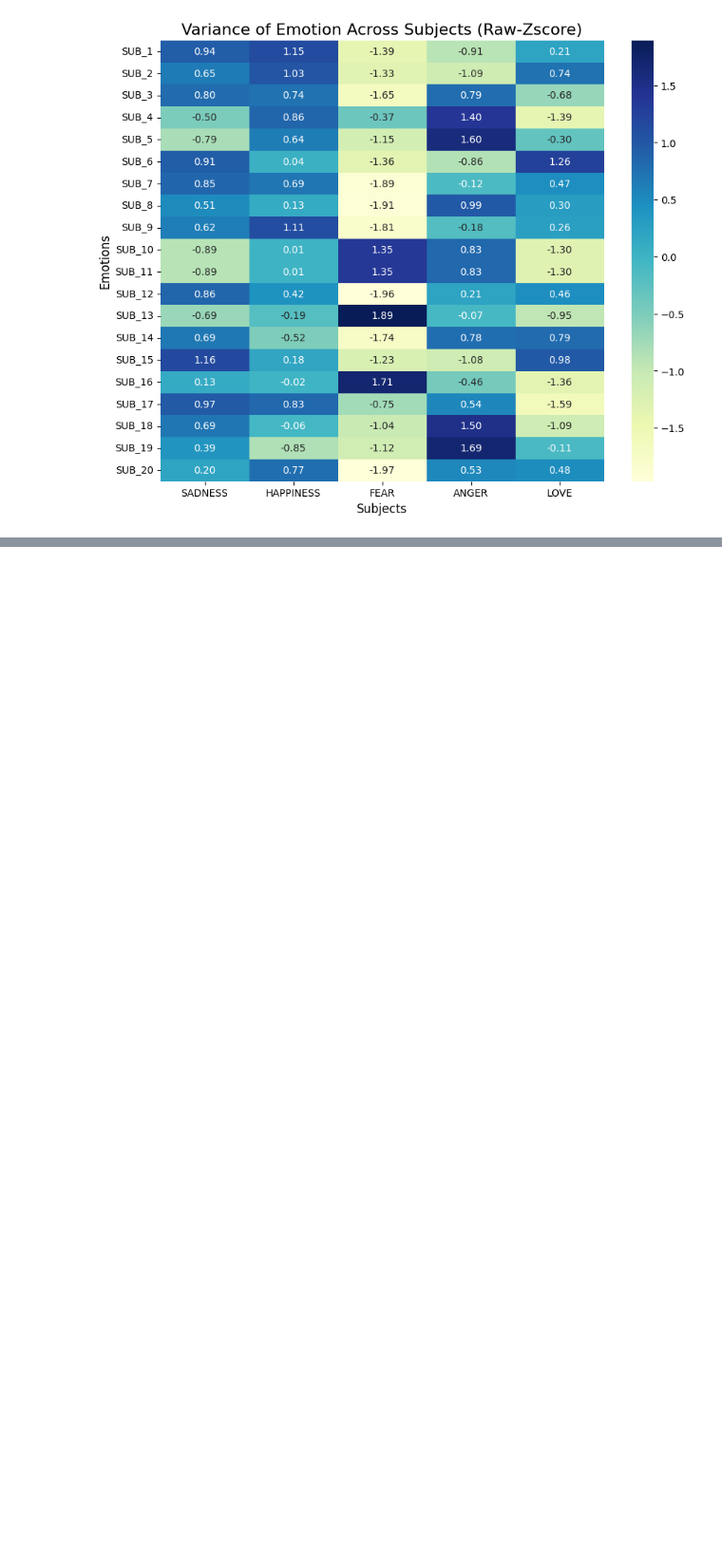
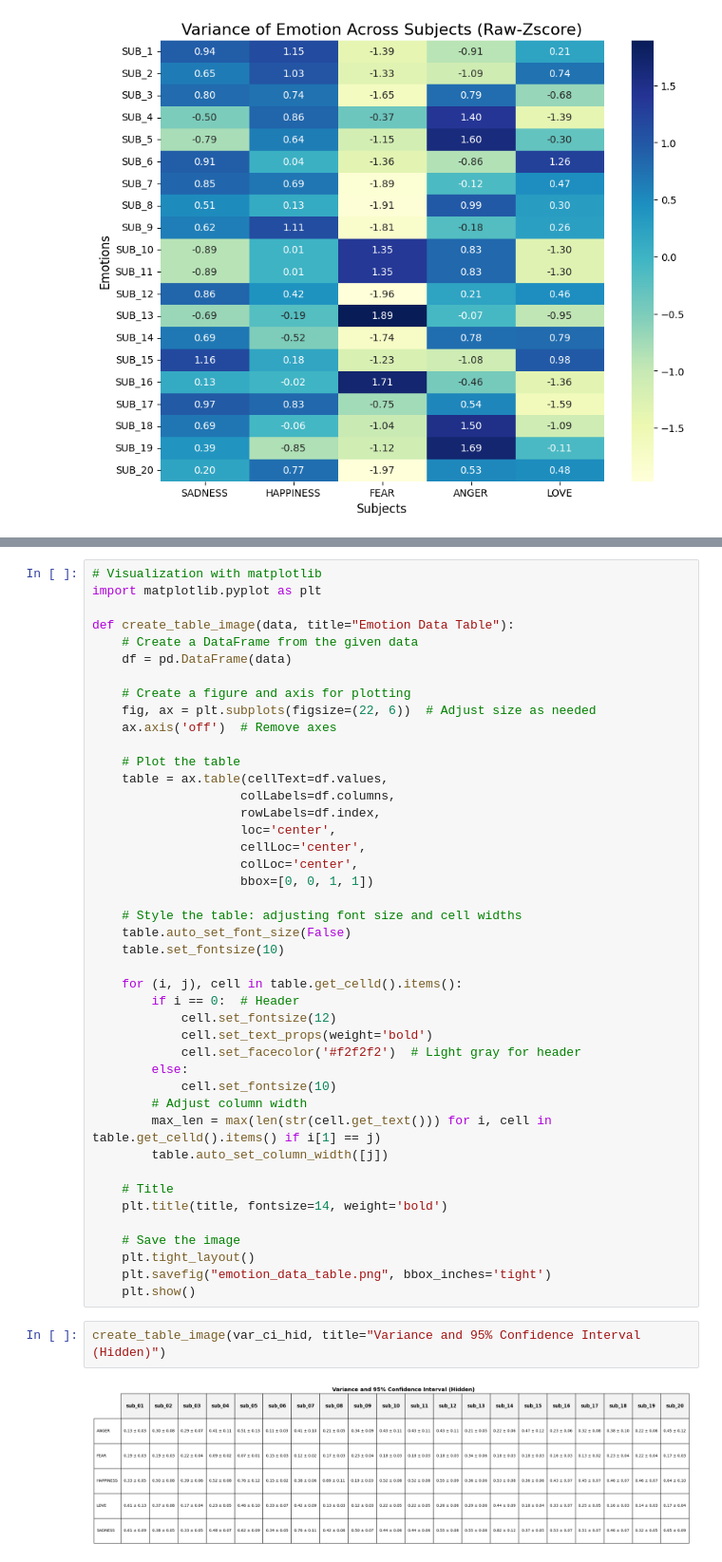
Before and after one commit to Napwillcode8848/deepemotion_variance_01, a Jupyter notebook: pca_analysis.ipynb, the cells around one changed output, grey strips where cells are left out. Shown at 95% size. Saved outputs shown, nothing was run; the diff lists cells and outputs as text; blank space fills up the shorter version.

```diff
--- a/pca_analysis.ipynb
+++ b/pca_analysis.ipynb
@@ -475,0 +669,47 @@ plt.show()
+# %%
+# Visualization with matplotlib
+import matplotlib.pyplot as plt
+
+def create_table_image(data, title="Emotion Data Table"):
+    # Create a DataFrame from the given data
+    df = pd.DataFrame(data)
+
+    # Create a figure and axis for plotting
+    fig, ax = plt.subplots(figsize=(22, 6))  # Adjust size as needed
+    ax.axis('off')  # Remove axes
+
+    # Plot the table
+    table = ax.table(cellText=df.values,
+                    colLabels=df.columns,
+                    rowLabels=df.index,
+                    loc='center',
+                    cellLoc='center',
+                    colLoc='center',
+                    bbox=[0, 0, 1, 1])
+
+    # Style the table: adjusting font size and cell widths
+    table.auto_set_font_size(False)
+    table.set_fontsize(10)
+
+    for (i, j), cell in table.get_celld().items():
+        if i == 0:  # Header
+            cell.set_fontsize(12)
+            cell.set_text_props(weight='bold')
+            cell.set_facecolor('#f2f2f2')  # Light gray for header
+        else:
+            cell.set_fontsize(10)
+        # Adjust column width
+        max_len = max(len(str(cell.get_text())) for i, cell in table.get_celld().items() if i[1] == j)
+        table.auto_set_column_width([j])
+
+    # Title
+    plt.title(title, fontsize=14, weight='bold')
+
+    # Save the image
+    plt.tight_layout()
+    plt.savefig("emotion_data_table.png", bbox_inches='tight')
+    plt.show()
+# %%
+create_table_image(var_ci_hid, title="Variance and 95% Confidence Interval (Hidden)")
+# %% [output]
+[figure, added]
```
Also changed, not shown: parts of 12 cells of this notebook.
